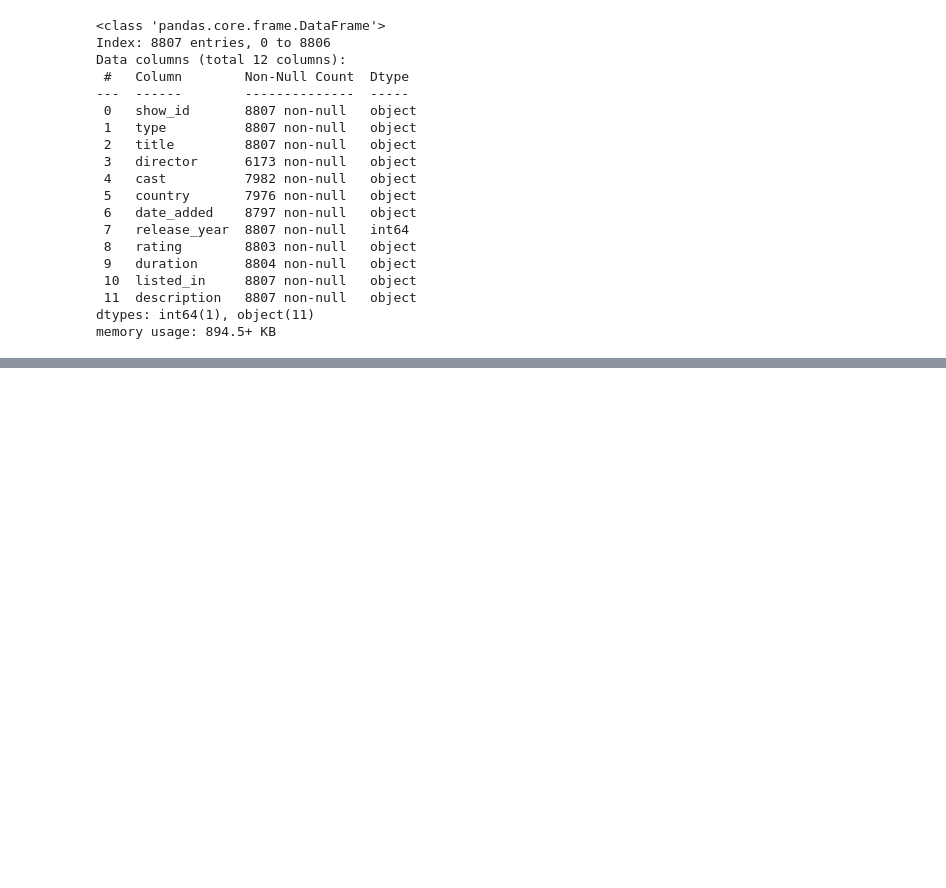
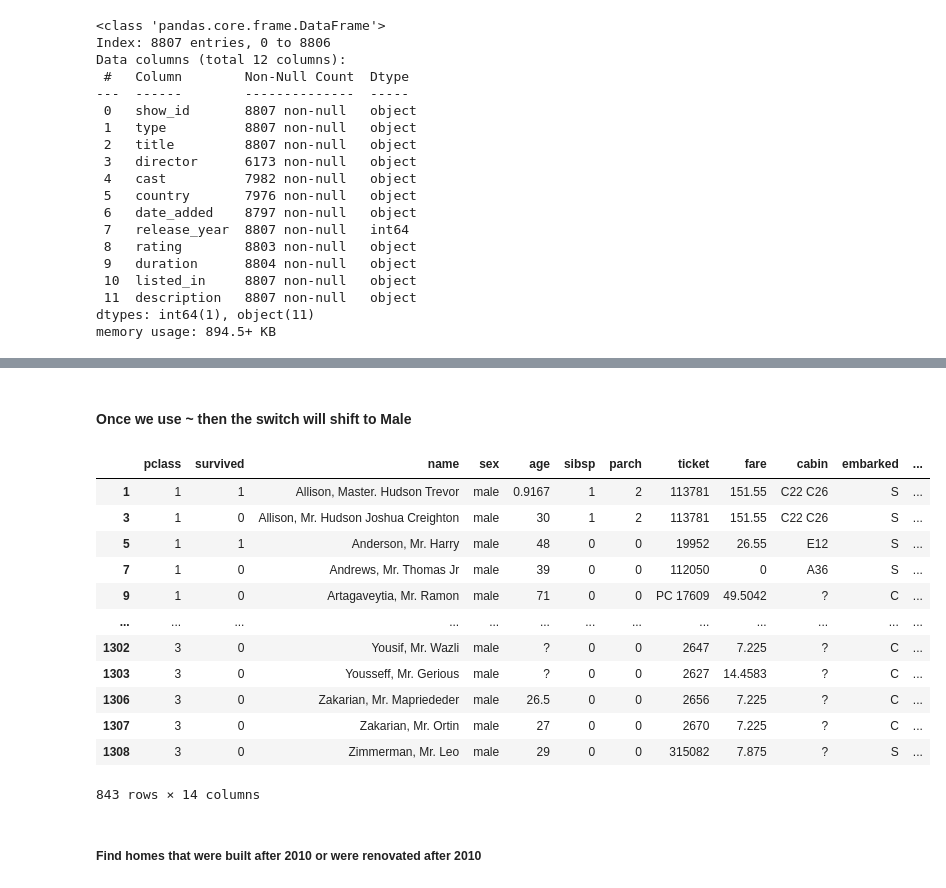
Before and after one commit to harshitgupta240197/Python, a Jupyter notebook: Pandas/Core_Concepts/Filtering.ipynb, the cells around one changed output, grey strips where cells are left out. Drawn from its saved outputs; the diff is of its cells as text; code cells hidden in the pictures; blank space fills up the shorter version.

```diff
--- a/Pandas/Core_Concepts/Filtering.ipynb
+++ b/Pandas/Core_Concepts/Filtering.ipynb
@@ -388,0 +403,3 @@ netflix[((netflix['director'] == 'Bruno Garotti') | (netflix['director'] == 'Ada
+# %%
+women_on_titanic = titanic['sex'] == 'female'
+titanic[women_on_titanic]
@@ -388,0 +420,20 @@ netflix[((netflix['director'] == 'Bruno Garotti') | (netflix['director'] == 'Ada
+# %% [markdown]
+#### Once we use ~ then the switch will shift to Male
+# %%
+titanic[~women_on_titanic]
+# %% [output]
+|  | pclass | survived | name | sex | age | sibsp | parch | ticket | fare | cabin | embarked | ... |
+| 1 | 1 | 1 | Allison, Master. Hudson Trevor | male | 0.9167 | 1 | 2 | 113781 | 151.55 | C22 C26 | S | ... |
+| 3 | 1 | 0 | Allison, Mr. Hudson Joshua Creighton | male | 30 | 1 | 2 | 113781 | 151.55 | C22 C26 | S | ... |
+| 5 | 1 | 1 | Anderson, Mr. Harry | male | 48 | 0 | 0 | 19952 | 26.55 | E12 | S | ... |
+| 7 | 1 | 0 | Andrews, Mr. Thomas Jr | male | 39 | 0 | 0 | 112050 | 0 | A36 | S | ... |
+| 9 | 1 | 0 | Artagaveytia, Mr. Ramon | male | 71 | 0 | 0 | PC 17609 | 49.5042 | ? | C | ... |
+| ... | ... | ... | ... | ... | ... | ... | ... | ... | ... | ... | ... | ... |
+| 1302 | 3 | 0 | Yousif, Mr. Wazli | male | ? | 0 | 0 | 2647 | 7.225 | ? | C | ... |
+| 1303 | 3 | 0 | Yousseff, Mr. Gerious | male | ? | 0 | 0 | 2627 | 14.4583 | ? | C | ... |
+| 1306 | 3 | 0 | Zakarian, Mr. Mapriededer | male | 26.5 | 0 | 0 | 2656 | 7.225 | ? | C | ... |
+| 1307 | 3 | 0 | Zakarian, Mr. Ortin | male | 27 | 0 | 0 | 2670 | 7.225 | ? | C | ... |
+| 1308 | 3 | 0 | Zimmerman, Mr. Leo | male | 29 | 0 | 0 | 315082 | 7.875 | ? | S | ... |
+843 rows × 14 columns
+# %% [markdown]
+##### Find homes that were built after 2010 or were renovated after 2010
```
Also changed, not shown: parts of 6 cells of this notebook.
